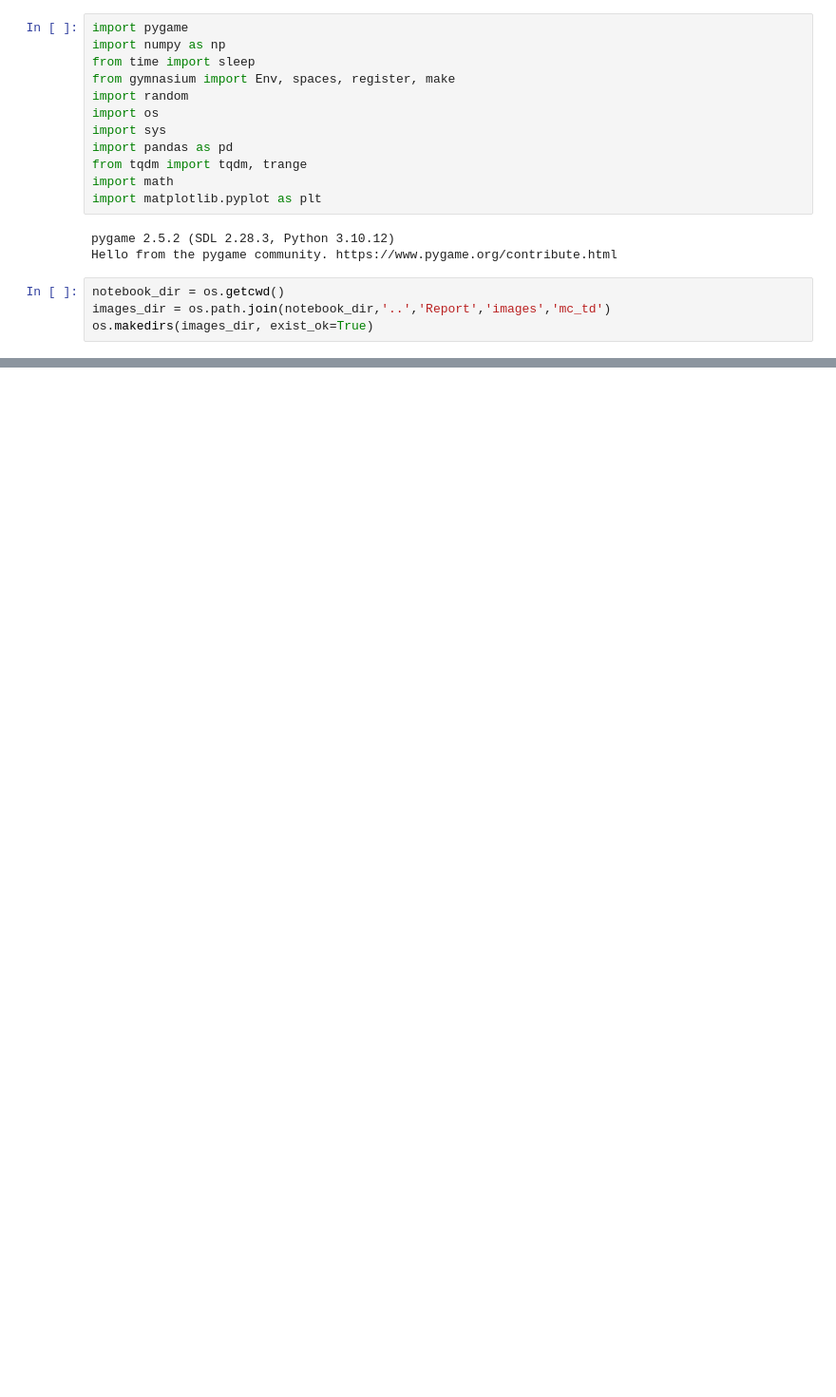
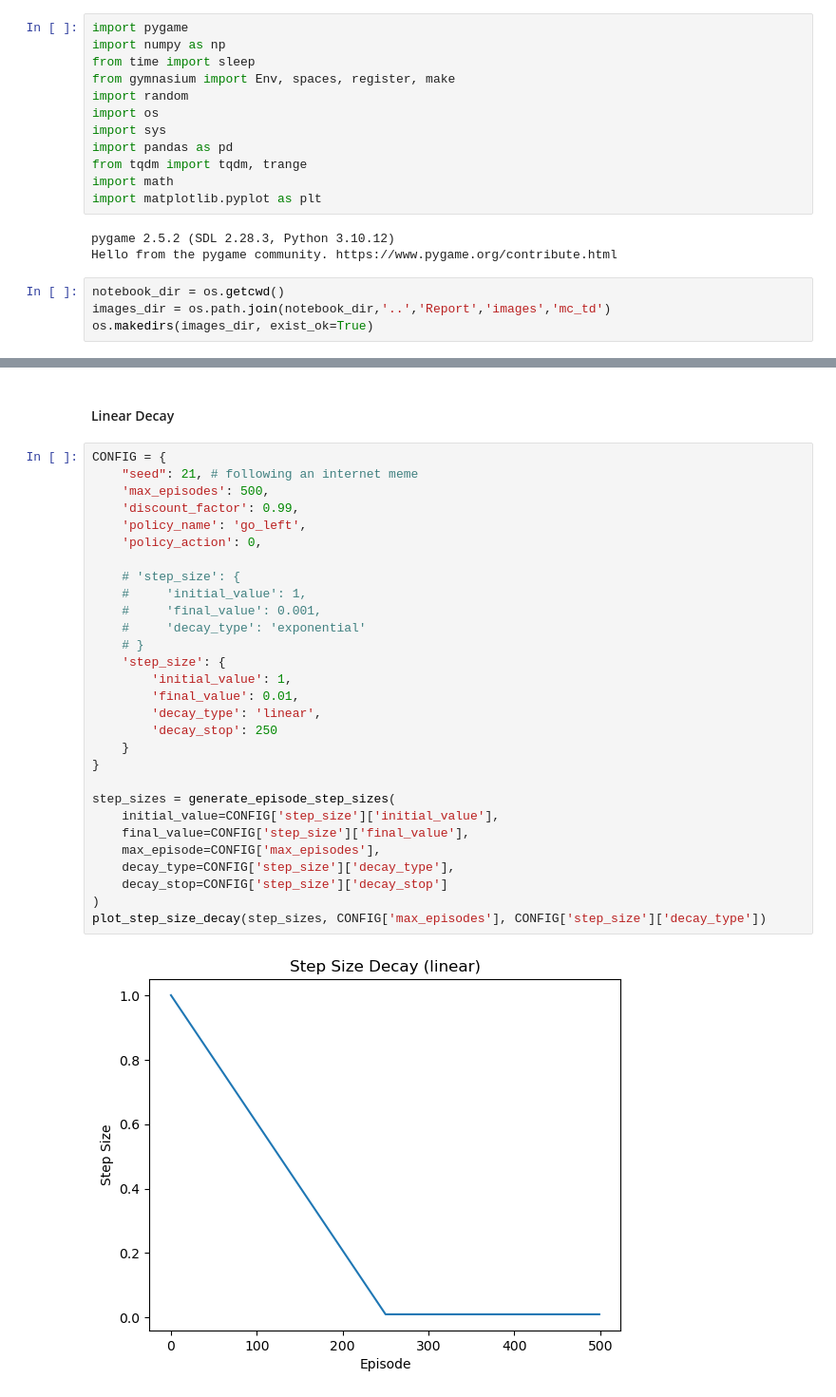
Before and after one commit to divyaksh-shukla/cs780-homeworks, a Jupyter notebook: notebooks/test2.ipynb, the cells around one changed output, grey strips where cells are left out. Shown at 95% size. Saved outputs shown, nothing was run; the diff lists cells and outputs as text; blank space fills up the shorter version.

```diff
--- a/notebooks/test2.ipynb
+++ b/notebooks/test2.ipynb
@@ -196,0 +371,33 @@ class RandomWalkEnvironment(Env):
+# %% [markdown]
+#### Linear Decay
+# %%
+CONFIG = {
+    "seed": 21, # following an internet meme
+    'max_episodes': 500,
+    'discount_factor': 0.99,
+    'policy_name': 'go_left',
+    'policy_action': 0,
+
+    # 'step_size': {
+    #     'initial_value': 1,
+    #     'final_value': 0.001,
+    #     'decay_type': 'exponential'
+    # }
+    'step_size': {
+        'initial_value': 1,
+        'final_value': 0.01,
+        'decay_type': 'linear',
+        'decay_stop': 250
+    }
+}
+
+step_sizes = generate_episode_step_sizes(
+    initial_value=CONFIG['step_size']['initial_value'],
+    final_value=CONFIG['step_size']['final_value'],
+    max_episode=CONFIG['max_episodes'],
+    decay_type=CONFIG['step_size']['decay_type'],
+    decay_stop=CONFIG['step_size']['decay_stop']
+)
+plot_step_size_decay(step_sizes, CONFIG['max_episodes'], CONFIG['step_size']['decay_type'])
+# %% [output]
+[figure, added]
```
Also changed, not shown: parts of 39 cells of this notebook, 24 other files.
